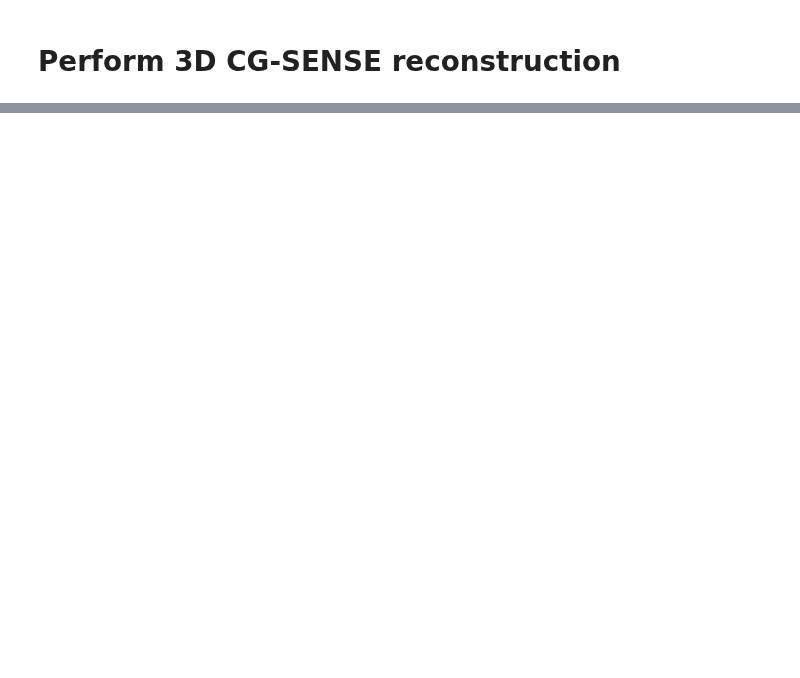
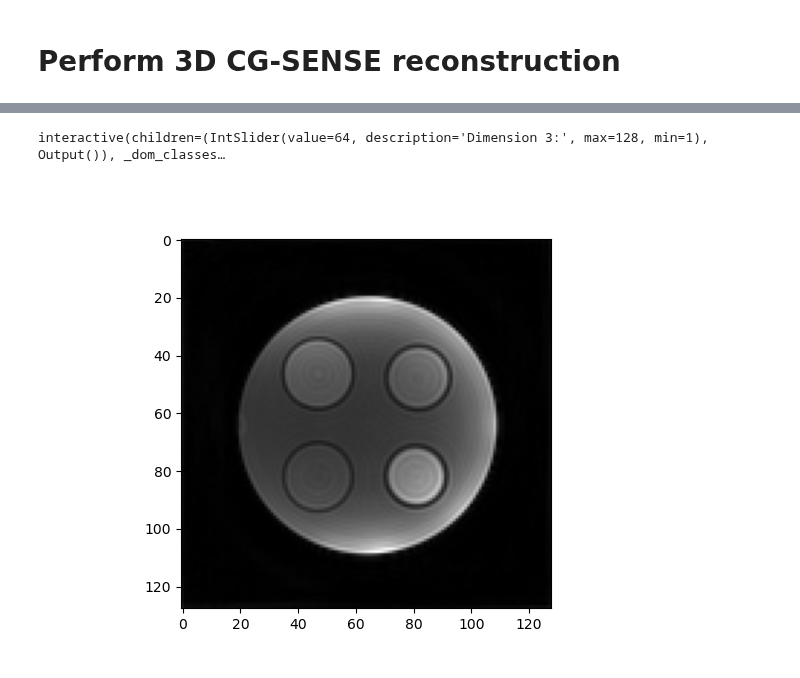
Before and after one commit to jumri-project/juart, a Jupyter notebook: examples/reconstruction-3D-cgsense.ipynb, the cells around one changed output, grey strips where cells are left out. Cells and saved outputs as stored; diff of their text form; code cells hidden in the pictures; blank space fills up the shorter version.

```diff
--- a/examples/reconstruction-3D-cgsense.ipynb
+++ b/examples/reconstruction-3D-cgsense.ipynb
@@ -58,9 +71,13 @@ cg_solver = SENSE(C[...,None], AHd, H[...,None,None], axes=(1, 2, 3), maxiter=10
 # %%
 cg_image = cg_solver.solve().view(torch.complex64).reshape(shape)
 # %%
-InteractiveFigure3D(
-    torch.abs(cg_image).cpu().numpy(),
+InteractiveMultiPlotter3D(
+    [torch.abs(cg_image).cpu().numpy()],
     vmin=0,
-    vmax=torch.abs(images[:,:,60]).cpu().max(),
+    vmax=torch.abs(cg_image[:,:,60]).cpu().max(),
     cmap="gray",
+    activate_colorbar = False
 ).interactive
+# %% [output]
+interactive(children=(IntSlider(value=64, description='Dimension 3:', max=128, min=1), Output()), _dom_classes…
+[figure, added]
```
Also changed, not shown: parts of 3 cells of this notebook, 7 other files.
